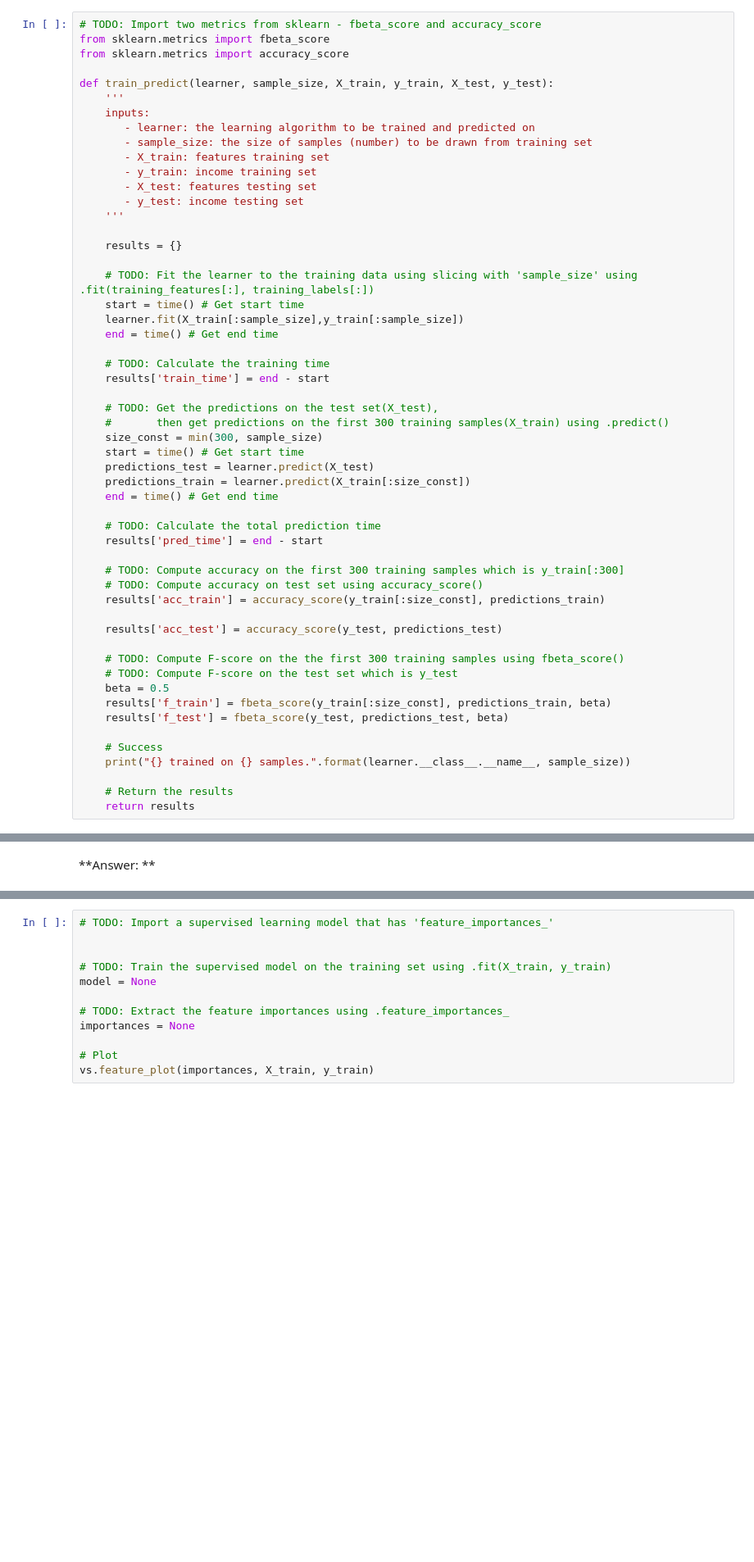
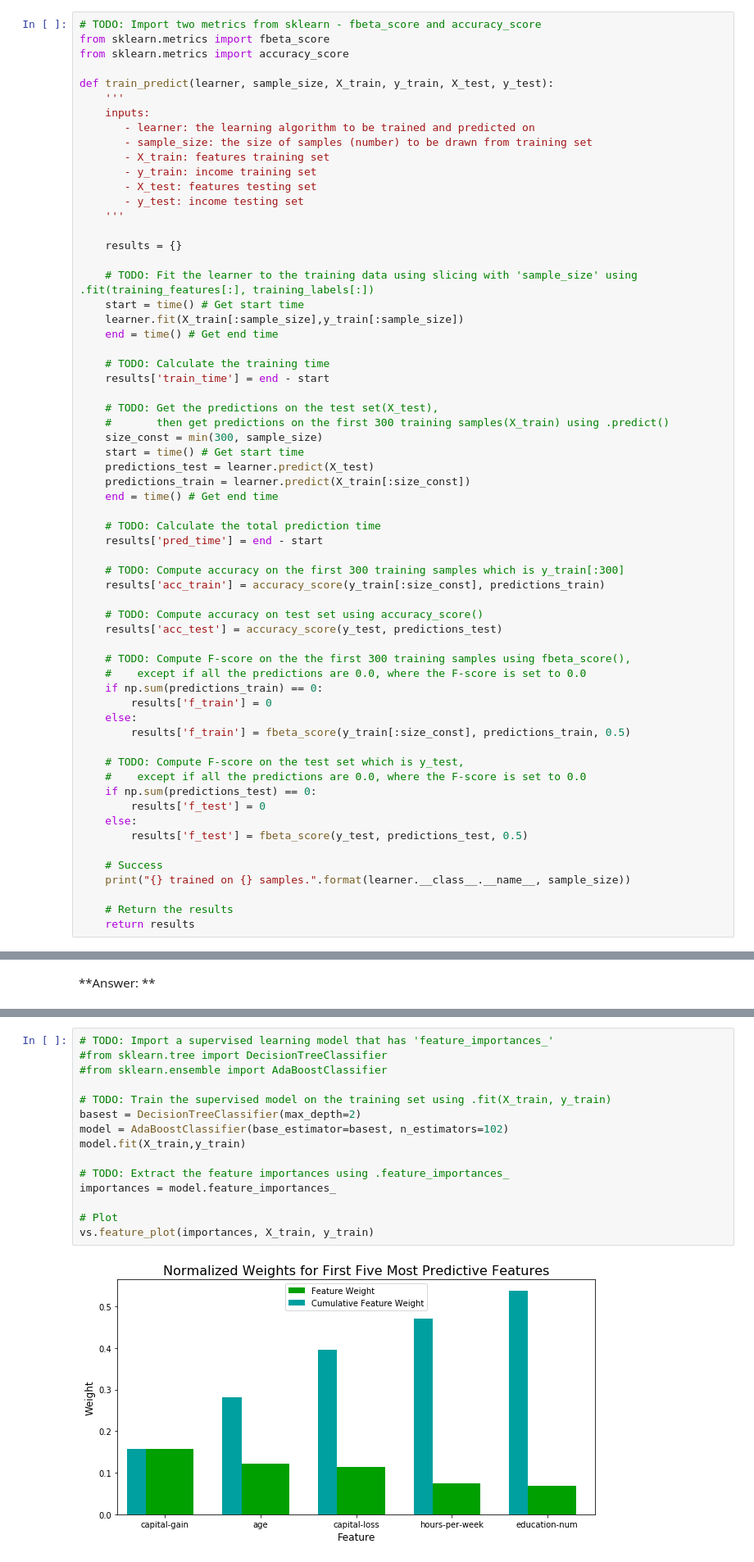
Before and after one commit to fabio-reale/machine-learning, a Jupyter notebook: projects/finding_donors/finding_donors.ipynb, the cells around one changed output, grey strips where cells are left out. Shown: that part at 82% size. Drawn from its saved outputs; the diff is of its cells as text; blank space fills up the shorter version.

```diff
--- a/projects/finding_donors/finding_donors.ipynb
+++ b/projects/finding_donors/finding_donors.ipynb
@@ -330,16 +330,24 @@ def train_predict(learner, sample_size, X_train, y_train, X_test, y_test):
     results['pred_time'] = end - start
 
     # TODO: Compute accuracy on the first 300 training samples which is y_train[:300]
-    # TODO: Compute accuracy on test set using accuracy_score()
     results['acc_train'] = accuracy_score(y_train[:size_const], predictions_train)
 
+    # TODO: Compute accuracy on test set using accuracy_score()
     results['acc_test'] = accuracy_score(y_test, predictions_test)
 
-    # TODO: Compute F-score on the the first 300 training samples using fbeta_score()
-    # TODO: Compute F-score on the test set which is y_test
-    beta = 0.5
-    results['f_train'] = fbeta_score(y_train[:size_const], predictions_train, beta)
-    results['f_test'] = fbeta_score(y_test, predictions_test, beta)
+    # TODO: Compute F-score on the the first 300 training samples using fbeta_score(),
+    #    except if all the predictions are 0.0, where the F-score is set to 0.0
+    if np.sum(predictions_train) == 0:
+        results['f_train'] = 0
+    else:
+        results['f_train'] = fbeta_score(y_train[:size_const], predictions_train, 0.5)
+
+    # TODO: Compute F-score on the test set which is y_test,
+    #    except if all the predictions are 0.0, where the F-score is set to 0.0
+    if np.sum(predictions_test) == 0:
+        results['f_test'] = 0
+    else:
+        results['f_test'] = fbeta_score(y_test, predictions_test, 0.5)
 
     # Success
     print("{} trained on {} samples.".format(learner.__class__.__name__, sample_size))
@@ -544,16 +552,21 @@ In the code cell below, you will need to implement the following:
  - Extract the feature importances using `'.feature_importances_'`.
 # %%
 # TODO: Import a supervised learning model that has 'feature_importances_'
-
+#from sklearn.tree import DecisionTreeClassifier
+#from sklearn.ensemble import AdaBoostClassifier
 
 # TODO: Train the supervised model on the training set using .fit(X_train, y_train)
-model = None
+basest = DecisionTreeClassifier(max_depth=2)
+model = AdaBoostClassifier(base_estimator=basest, n_estimators=102)
+model.fit(X_train,y_train)
 
 # TODO: Extract the feature importances using .feature_importances_
-importances = None
+importances = model.feature_importances_
 
 # Plot
 vs.feature_plot(importances, X_train, y_train)
+# %% [output]
+[figure, added]
 # %% [markdown]
 ### Question 7 - Extracting Feature Importance
 
```
Also changed, not shown: parts of 10 cells of this notebook.
